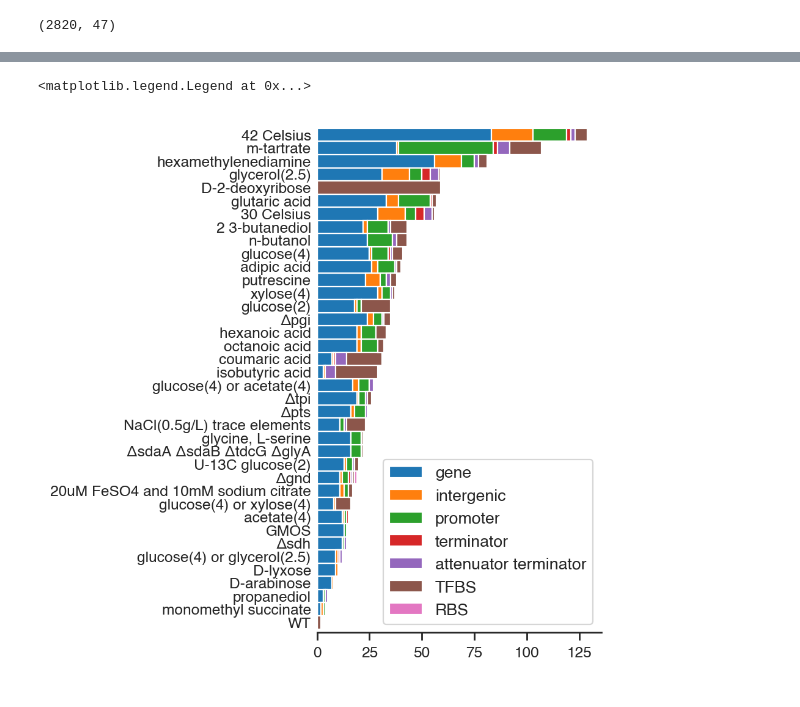
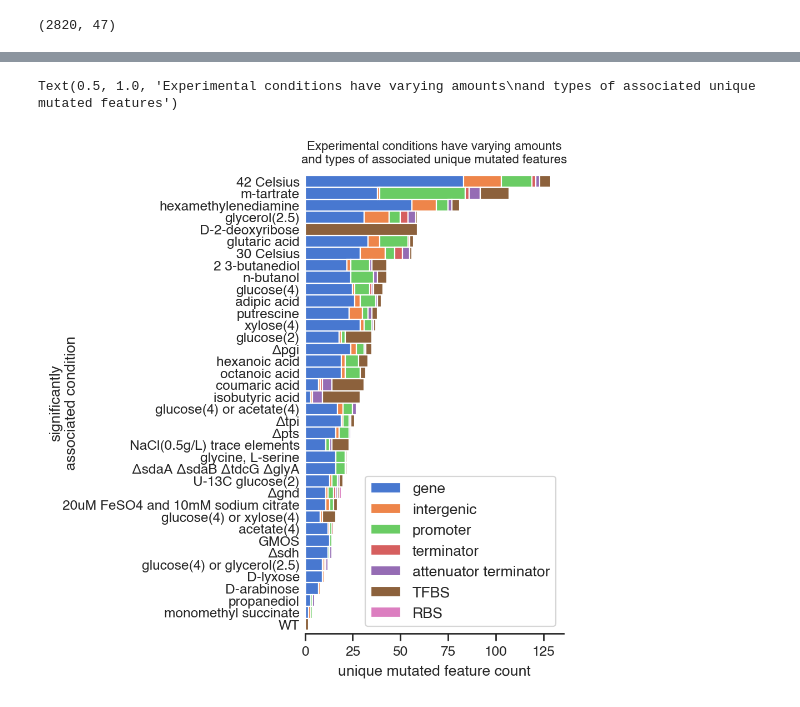
Before and after one commit to Aletechdev/ava, a Jupyter notebook: cond_assoc_mut_feat_cnts.ipynb, the cells around one changed output, grey strips where cells are left out. Saved outputs shown, nothing was run; the diff lists cells and outputs as text; code cells hidden in the pictures.

```diff
--- a/cond_assoc_mut_feat_cnts.ipynb
+++ b/cond_assoc_mut_feat_cnts.ipynb
@@ -49,34 +49,43 @@ import matplotlib
 import matplotlib.pyplot as plt
 %matplotlib inline
 plt.rcParams["figure.dpi"] = 200
 plt.rcParams['font.sans-serif'] = ["Helvetica"]
+# plt.rcParams['image.cmap']='Set2'
 sns.set_context("paper")
 sns.set_style("ticks")
+sns.set_palette("muted")
 
 df = cond_assoc_mut_uniq_feat_cnt_df.copy()
 df = df.T
 df["tot"] = df.sum(axis=1)
 df = df.sort_values(by="tot")
 df = df.drop(columns="tot")
-ax = df.plot.barh(stacked=True, width=1, figsize=(3,5.5))
+ax = df.plot.barh(stacked=True, width=1, figsize=(3,5.5),
+#                   cmap="Set2"
+                 )
 
 plt.tick_params(
     axis='y',
     bottom=False,      # ticks along the bottom edge are off
     labelbottom=False,  # labels along the bottom edge are off
-    length=0
+    length=0,
 )
 
 sns.despine(ax=ax, top=True, right=True, bottom=False, left=True)
 
 for tick in ax.get_xticklabels():
     tick.set_fontname("Helvetica")
 for tick in ax.get_yticklabels():
     tick.set_fontname("Helvetica")
 
 import matplotlib.font_manager as font_manager
 font = font_manager.FontProperties(family='Helvetica', style='normal',)
 ax.legend(prop=font)
+
+ax.set_xlabel("unique mutated feature count", fontname="Helvetica")
+ax.set_ylabel("significantly\nassociated condition", fontname="Helvetica")
+ax.yaxis.labelpad = -10
+ax.axes.set_title("Experimental conditions have varying amounts\nand types of associated unique mutated features", fontsize=8, fontname="Helvetica")
 # %% [output]
-<matplotlib.legend.Legend at 0x...>
+Text(0.5, 1.0, 'Experimental conditions have varying amounts\nand types of associated unique mutated features')
-[figure, old version]
+[figure, new version]
```
